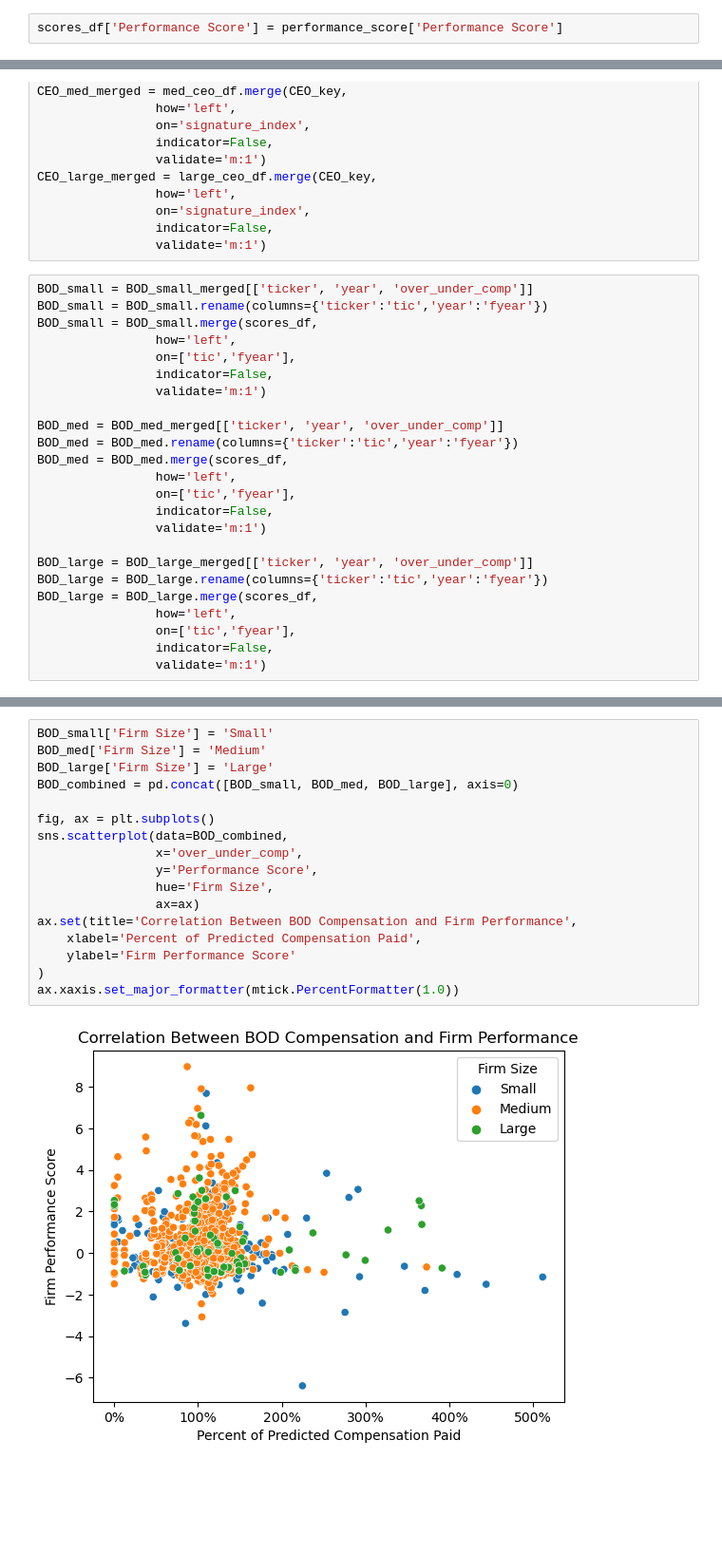
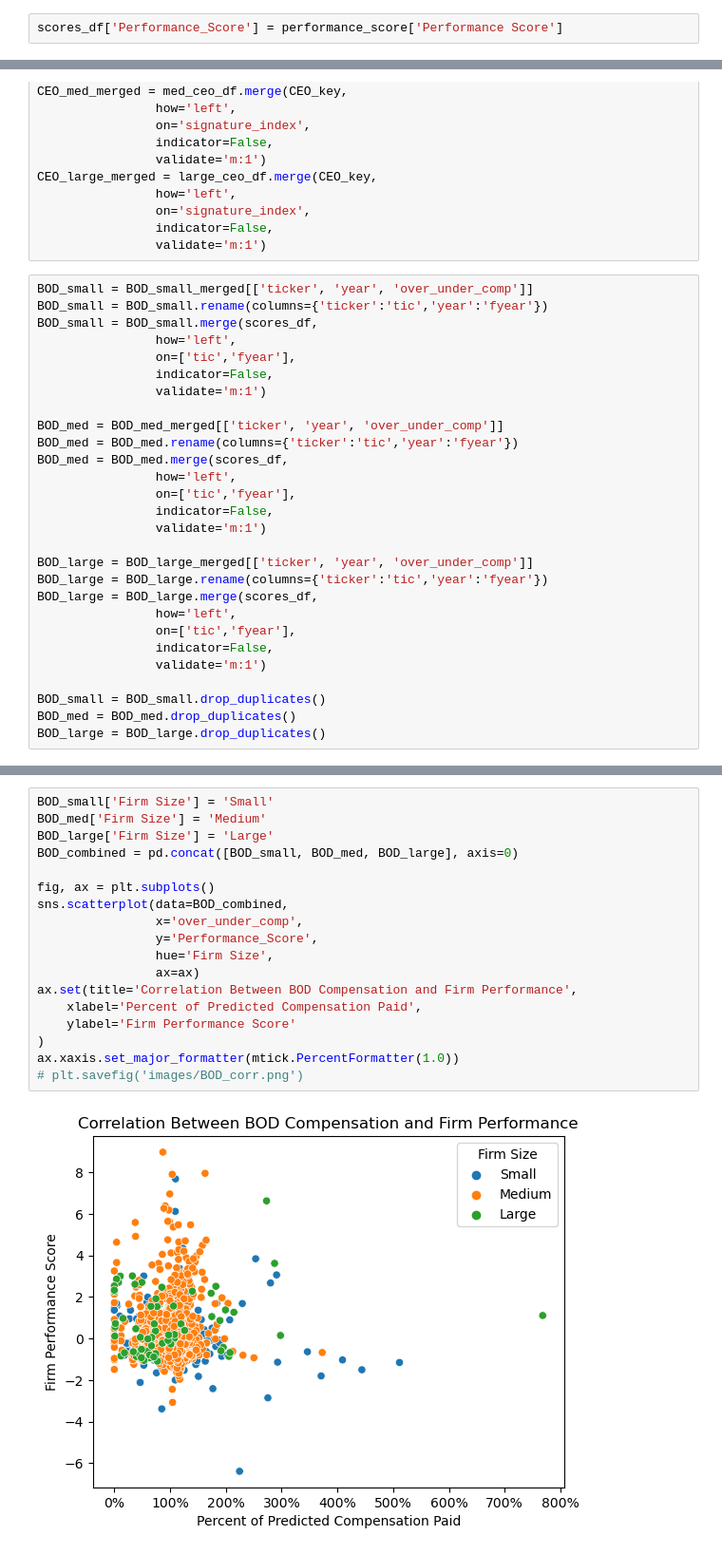
Before and after one commit to tobeybill/TISATAFL, a Jupyter notebook: CorrelationCreation.ipynb, the cells around one changed output, grey strips where cells are left out. Shown: that part at 95% size. Saved outputs shown, nothing was run; the diff lists cells and outputs as text; blank space fills up the shorter version.

```diff
--- a/CorrelationCreation.ipynb
+++ b/CorrelationCreation.ipynb
@@ -171,6 +177,6 @@ performance_score
 | 4881 | 0.300377 | -0.000169 | 0.023832 | 0.003670 | -0.000140 | 0.131192 | -0.026314 | -0.045078 | -0.016180 | 1.317961 | ... |
 4882 rows × 15 columns
 # %%
-scores_df['Performance Score'] = performance_score['Performance Score']
+scores_df['Performance_Score'] = performance_score['Performance Score']
 # %%
 scores_df.drop_duplicates()
@@ -340,6 +347,10 @@ BOD_large = BOD_large.merge(scores_df,
                 on=['tic','fyear'],
                 indicator=False,
                 validate='m:1')
+
+BOD_small = BOD_small.drop_duplicates()
+BOD_med = BOD_med.drop_duplicates()
+BOD_large = BOD_large.drop_duplicates()
 # %%
 CEO_small = CEO_small_merged[['ticker', 'year', 'over_under_comp']]
 CEO_small = CEO_small.rename(columns={'ticker':'tic','year':'fyear'})
@@ -401,22 +416,23 @@ Correlation between CEO payment and firm performance:
 # %%
 BOD_small['Firm Size'] = 'Small'
 BOD_med['Firm Size'] = 'Medium'
 BOD_large['Firm Size'] = 'Large'
 BOD_combined = pd.concat([BOD_small, BOD_med, BOD_large], axis=0)
 
 fig, ax = plt.subplots()
 sns.scatterplot(data=BOD_combined,
                 x='over_under_comp',
-                y='Performance Score',
+                y='Performance_Score',
                 hue='Firm Size',
                 ax=ax)
 ax.set(title='Correlation Between BOD Compensation and Firm Performance',
     xlabel='Percent of Predicted Compensation Paid',
     ylabel='Firm Performance Score'
 )
 ax.xaxis.set_major_formatter(mtick.PercentFormatter(1.0))
+# plt.savefig('images/BOD_corr.png')
 # %% [output]
-[figure, old version]
+[figure, new version]
 # %%
 CEO_small['Firm Size'] = 'Small'
 CEO_med['Firm Size'] = 'Medium'
```
Also changed, not shown: parts of 14 cells of this notebook, 1 other file.
